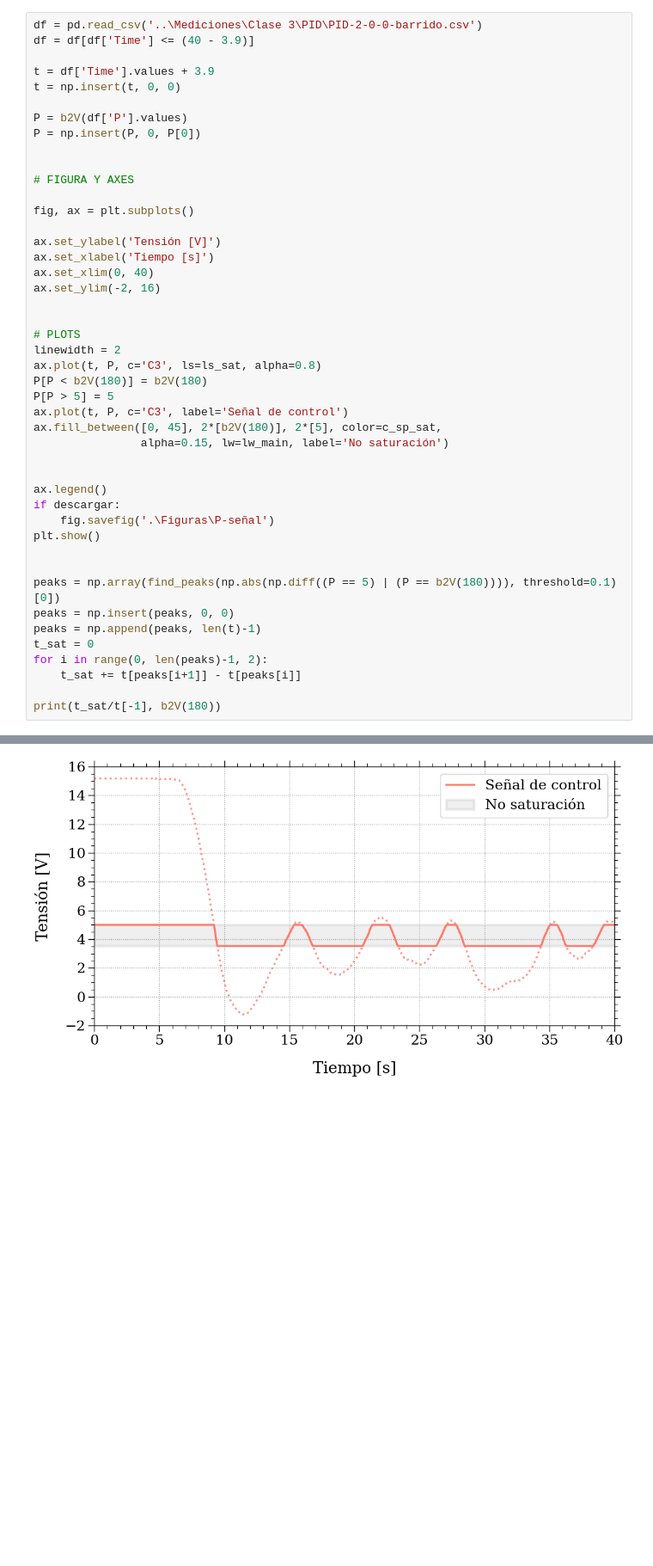
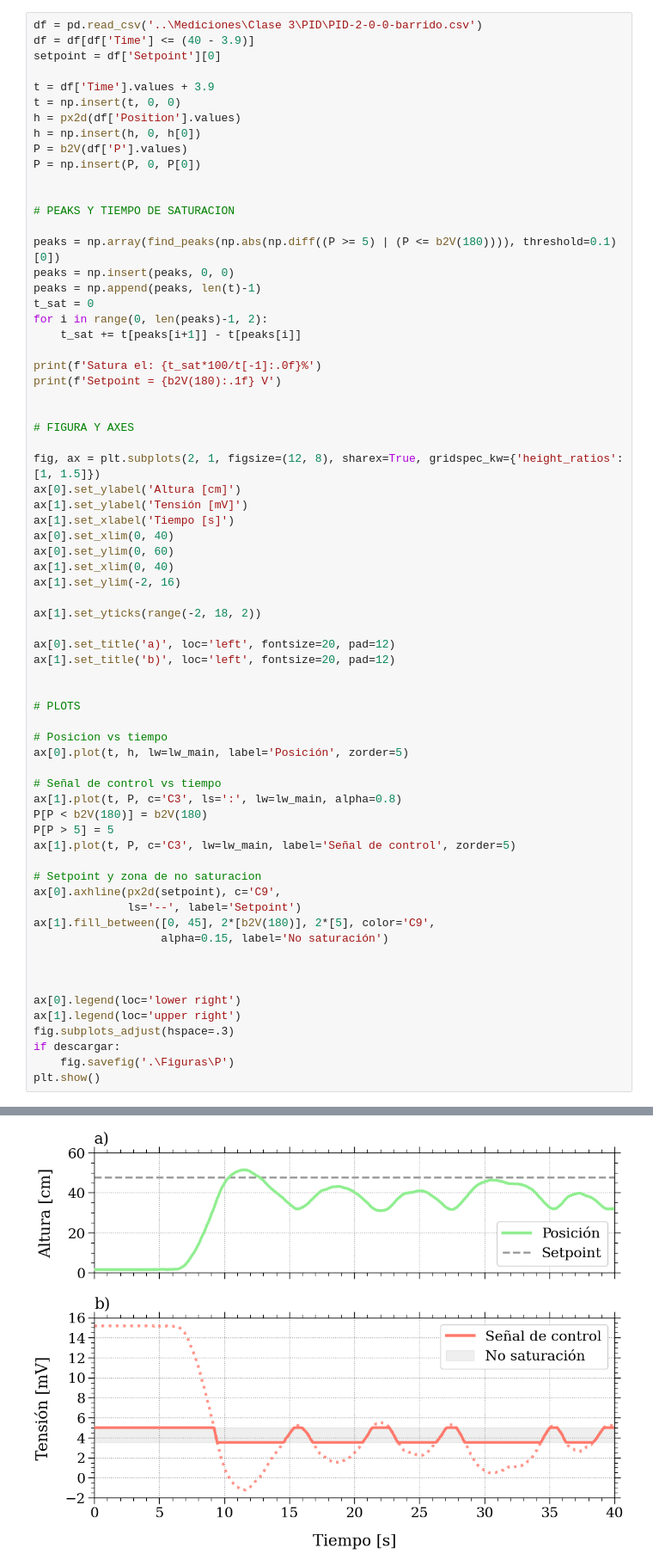
Before and after one commit to Martin-Palomeque/PID, a Jupyter notebook: Entregas/figuras_informe.ipynb, the cells around one changed output, grey strips where cells are left out. Shown at 86% size. Saved outputs shown, nothing was run; the diff lists cells and outputs as text; blank space fills up the shorter version.

Commit message:
correcciones a figuras informe

```diff
--- a/Entregas/figuras_informe.ipynb
+++ b/Entregas/figuras_informe.ipynb
@@ -115,46 +18,69 @@ Señales de control
 # %%
 df = pd.read_csv('..\Mediciones\Clase 3\PID\PID-2-0-0-barrido.csv')
 df = df[df['Time'] <= (40 - 3.9)]
+setpoint = df['Setpoint'][0]
 
 t = df['Time'].values + 3.9
 t = np.insert(t, 0, 0)
-
+h = px2d(df['Position'].values)
+h = np.insert(h, 0, h[0])
 P = b2V(df['P'].values)
 P = np.insert(P, 0, P[0])
 
 
-# FIGURA Y AXES
+# PEAKS Y TIEMPO DE SATURACION
 
-fig, ax = plt.subplots()
-
-ax.set_ylabel('Tensión [V]')
-ax.set_xlabel('Tiempo [s]')
-ax.set_xlim(0, 40)
-ax.set_ylim(-2, 16)
-
-
-# PLOTS
-linewidth = 2
-ax.plot(t, P, c='C3', ls=ls_sat, alpha=0.8)
-P[P < b2V(180)] = b2V(180)
-P[P > 5] = 5
-ax.plot(t, P, c='C3', label='Señal de control')
-ax.fill_between([0, 45], 2*[b2V(180)], 2*[5], color=c_sp_sat,
-                alpha=0.15, lw=lw_main, label='No saturación')
-
-
-ax.legend()
-if descargar:
-    fig.savefig('.\Figuras\P-señal')
-plt.show()
-
-
-peaks = np.array(find_peaks(np.abs(np.diff((P == 5) | (P == b2V(180)))), threshold=0.1)[0])
+peaks = np.array(find_peaks(np.abs(np.diff((P >= 5) | (P <= b2V(180)))), threshold=0.1)[0])
 peaks = np.insert(peaks, 0, 0)
 peaks = np.append(peaks, len(t)-1)
 t_sat = 0
 for i in range(0, len(peaks)-1, 2):
     t_sat += t[peaks[i+1]] - t[peaks[i]]
 
-print(t_sat/t[-1], b2V(180))
+print(f'Satura el: {t_sat*100/t[-1]:.0f}%')
+print(f'Setpoint = {b2V(180):.1f} V')
+
+
+# FIGURA Y AXES
+
+fig, ax = plt.subplots(2, 1, figsize=(12, 8), sharex=True, gridspec_kw={'height_ratios': [1, 1.5]})
+ax[0].set_ylabel('Altura [cm]')
+ax[1].set_ylabel('Tensión [mV]')
+ax[1].set_xlabel('Tiempo [s]')
+ax[0].set_xlim(0, 40)
+ax[0].set_ylim(0, 60)
+ax[1].set_xlim(0, 40)
+ax[1].set_ylim(-2, 16)
+
+ax[1].set_yticks(range(-2, 18, 2))
+
+ax[0].set_title('a)', loc='left', fontsize=20, pad=12)
+ax[1].set_title('b)', loc='left', fontsize=20, pad=12)
+
+
+# PLOTS
+
+# Posicion vs tiempo
+ax[0].plot(t, h, lw=lw_main, label='Posición', zorder=5)
+
+# Señal de control vs tiempo
+ax[1].plot(t, P, c='C3', ls=':', lw=lw_main, alpha=0.8)
+P[P < b2V(180)] = b2V(180)
+P[P > 5] = 5
+ax[1].plot(t, P, c='C3', lw=lw_main, label='Señal de control', zorder=5)
+
+# Setpoint y zona de no saturacion
+ax[0].axhline(px2d(setpoint), c='C9',
+              ls='--', label='Setpoint')
+ax[1].fill_between([0, 45], 2*[b2V(180)], 2*[5], color='C9',
+                   alpha=0.15, label='No saturación')
+
+
+
+ax[0].legend(loc='lower right')
+ax[1].legend(loc='upper right')
+fig.subplots_adjust(hspace=.3)
+if descargar:
+    fig.savefig('.\Figuras\P')
+plt.show()
 # %% [output]
@@ -161 +89 @@ print(t_sat/t[-1], b2V(180))
-[figure, old version]
+[figure, new version]
```
Also changed, not shown: parts of 27 cells of this notebook, 15 other files.
